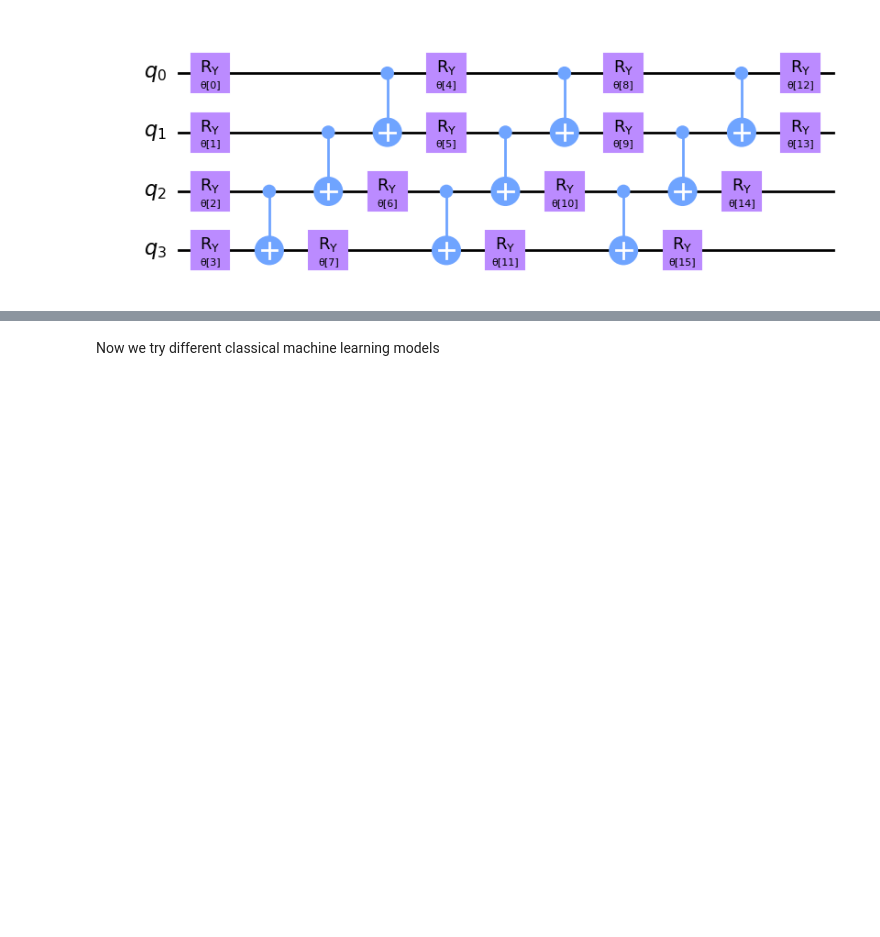
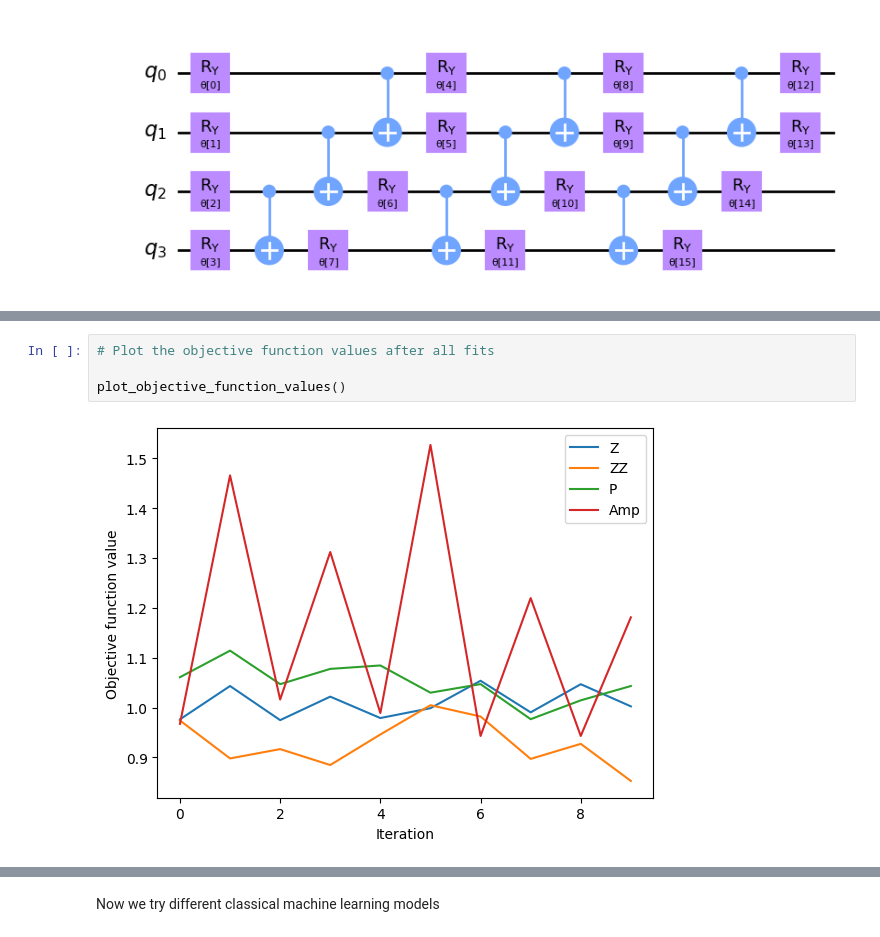
Before and after one commit to EdoardoZappia/Fraud-Detection-with-QML, a Jupyter notebook: qvc.ipynb, the cells around one changed output, grey strips where cells are left out. Saved outputs shown, nothing was run; the diff lists cells and outputs as text; blank space fills up the shorter version.

```diff
--- a/qvc.ipynb
+++ b/qvc.ipynb
@@ -226,3 +334,9 @@ Wall time: 26.7 s
+# %%
+# Plot the objective function values after all fits
+
+plot_objective_function_values()
+# %% [output]
+[figure, added]
 # %%
 def evaluate_with_feature_map(vqc, X_train, y_train, X_test, y_test, feature_map_name):
     # Perform predictions on training and test sets
```
Also changed, not shown: parts of 35 cells of this notebook, 2 other files.
